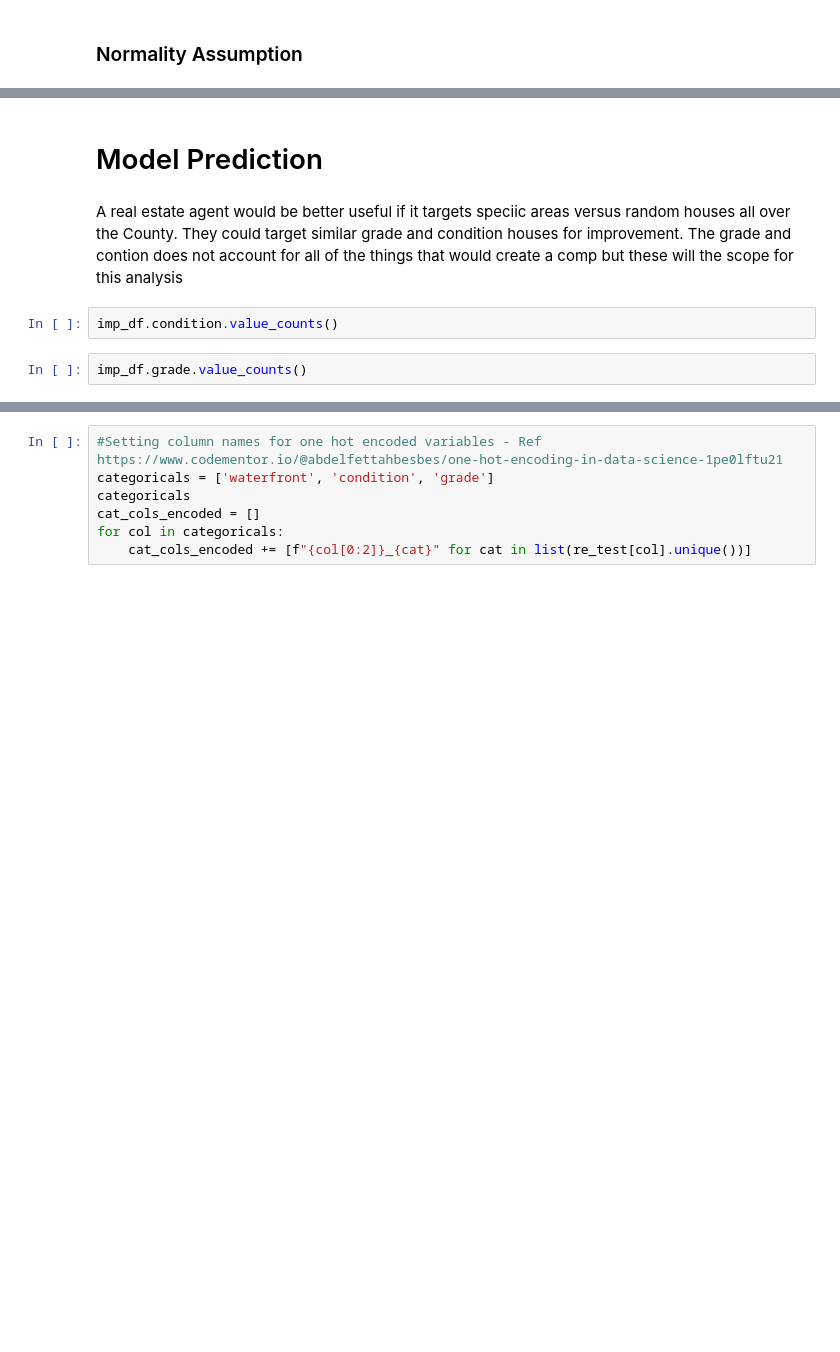
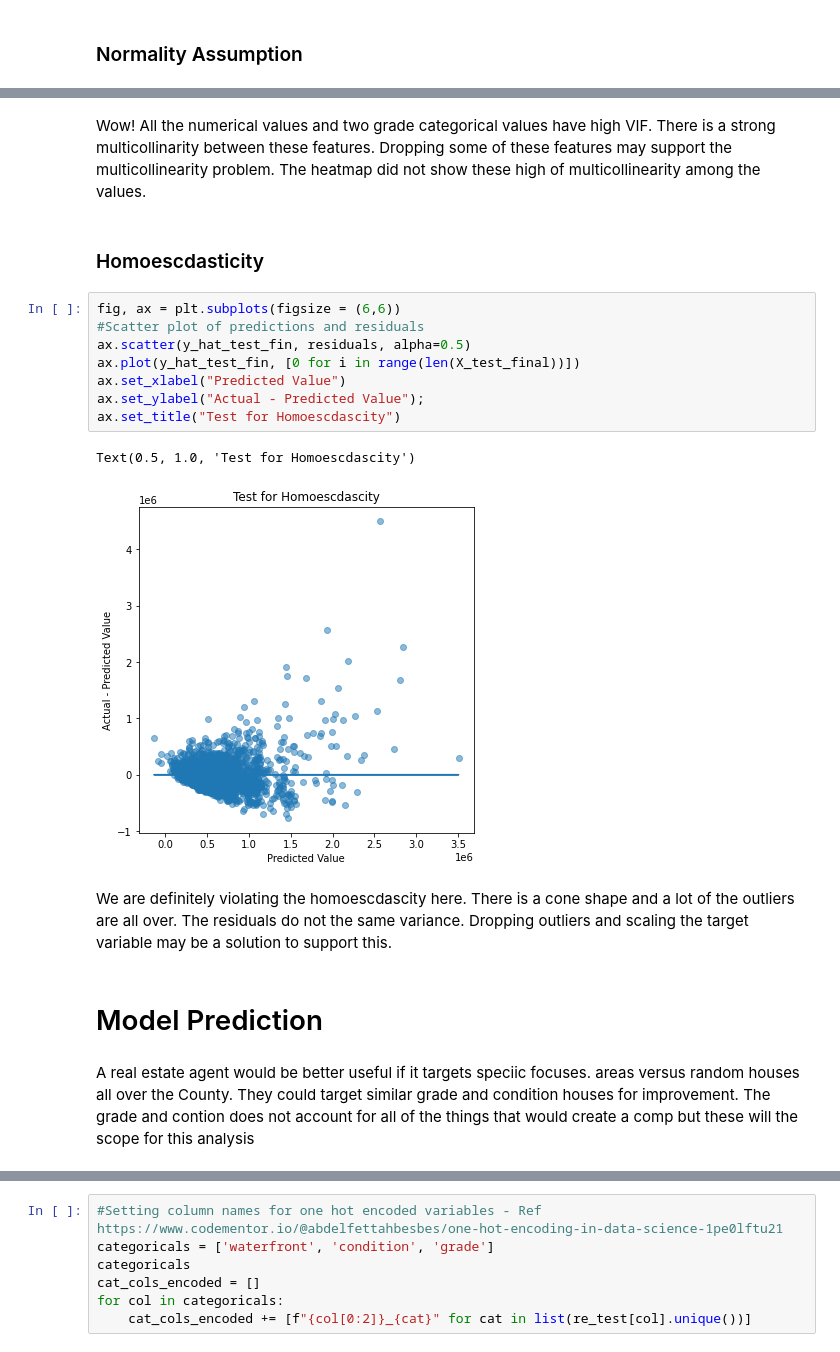
Before and after one commit to Dmvinedata/dsc-phase-2-project-v2-3, a Jupyter notebook: student.ipynb, the cells around one changed output, grey strips where cells are left out. Saved outputs shown, nothing was run; the diff lists cells and outputs as text; blank space fills up the shorter version.

```diff
--- a/student.ipynb
+++ b/student.ipynb
@@ -1128,10 +1185,24 @@ ax.legend();
+# %% [markdown]
+Wow! All the numerical values and two grade categorical values have high VIF.  There is a strong multicollinarity between these features. Dropping some of these features may support the multicollinearity problem. The heatmap did not show these high of multicollinearity among the values.
+# %% [markdown]
+### Homoescdasticity
+# %%
+fig, ax = plt.subplots(figsize = (6,6))
+#Scatter plot of predictions and residuals
+ax.scatter(y_hat_test_fin, residuals, alpha=0.5)
+ax.plot(y_hat_test_fin, [0 for i in range(len(X_test_final))])
+ax.set_xlabel("Predicted Value")
+ax.set_ylabel("Actual - Predicted Value");
+ax.set_title("Test for Homoescdascity")
+# %% [output]
+Text(0.5, 1.0, 'Test for Homoescdascity')
+[figure, added]
+# %% [markdown]
+We are definitely violating the homoescdascity here. There is a cone shape and a lot of the outliers are all over. The residuals
+do not the same variance. Dropping outliers and scaling the target variable may be a solution to support this.
 # %% [markdown]
 # Model Prediction
 # %% [markdown]
-A real estate agent would be better useful if it targets speciic areas versus random houses all over the County.
+A real estate agent would be better useful if it targets speciic focuses. areas versus random houses all over the County.
 They could target similar grade and condition houses for improvement.  The grade and contion does not account
 for all of the things that would create a comp but these will the scope for this analysis
-# %%
-imp_df.condition.value_counts()
-# %%
-imp_df.grade.value_counts()
```
Also changed, not shown: parts of 61 cells of this notebook.
